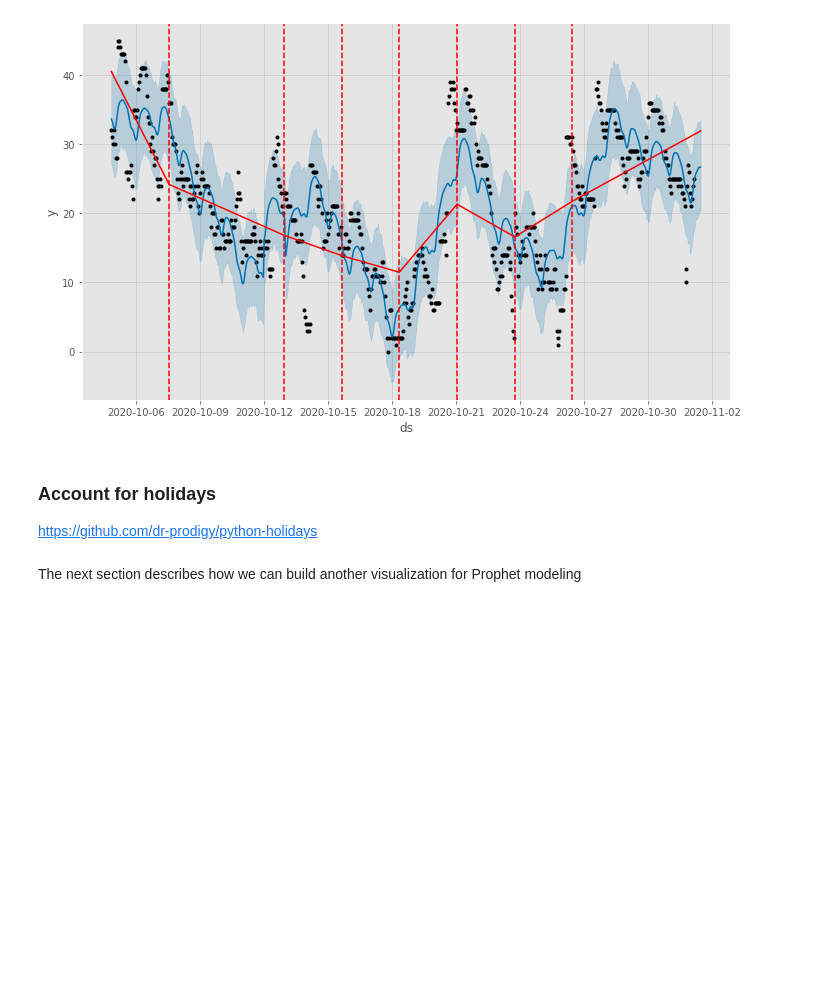
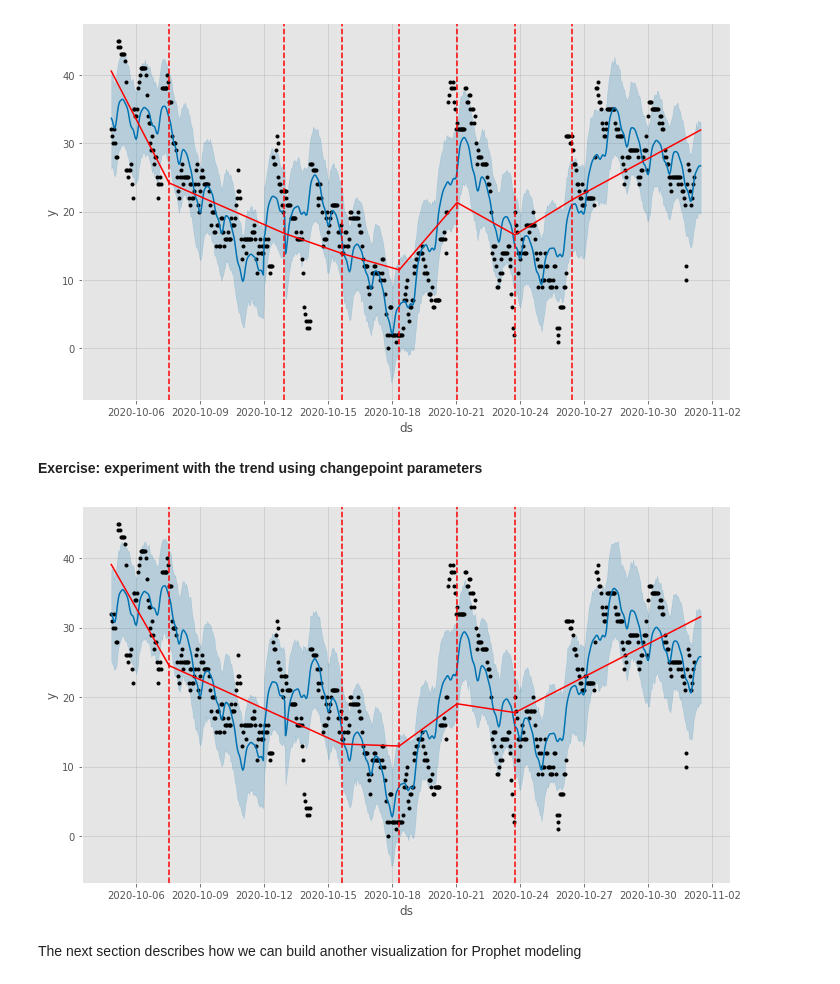
Before and after one commit to alechfho/timeseries-lab, a Jupyter notebook: fbprophet_bike_share.ipynb, the cells around one changed output. Drawn from its saved outputs; the diff is of its cells as text; code cells hidden in the pictures; blank space fills up the shorter version.

```diff
--- a/fbprophet_bike_share.ipynb
+++ b/fbprophet_bike_share.ipynb
@@ -262,7 +279,3 @@ fig = model.plot(forecast);
 a = add_changepoints_to_plot(fig.gca(), model, forecast)
 # %% [output]
 [figure]
-# %% [markdown]
-### Account for holidays
-
-https://github.com/dr-prodigy/python-holidays
@@ -273,3 +282,15 @@ model.plot_components(forecast)
+# %% [markdown]
+**Exercise: experiment with the trend using changepoint parameters**
+# %%
+model2 = Prophet(yearly_seasonality=False, daily_seasonality=True,
+                 n_changepoints=10, changepoint_range=0.99, changepoint_prior_scale=0.2)
+model2.add_country_holidays(country_name='CA')
+model2.fit(df);
+forecast2 = model2.predict(model2.make_future_dataframe(periods=8, freq = 'h'))
+fig2 = model2.plot(forecast2);
+add_changepoints_to_plot(fig2.gca(), model2, forecast2);
+# %% [output]
+[figure, added]
 # %% [markdown]
 The next section describes how we can build another visualization for Prophet modeling
 # %% [markdown]
```
Also changed, not shown: parts of 28 cells of this notebook.
